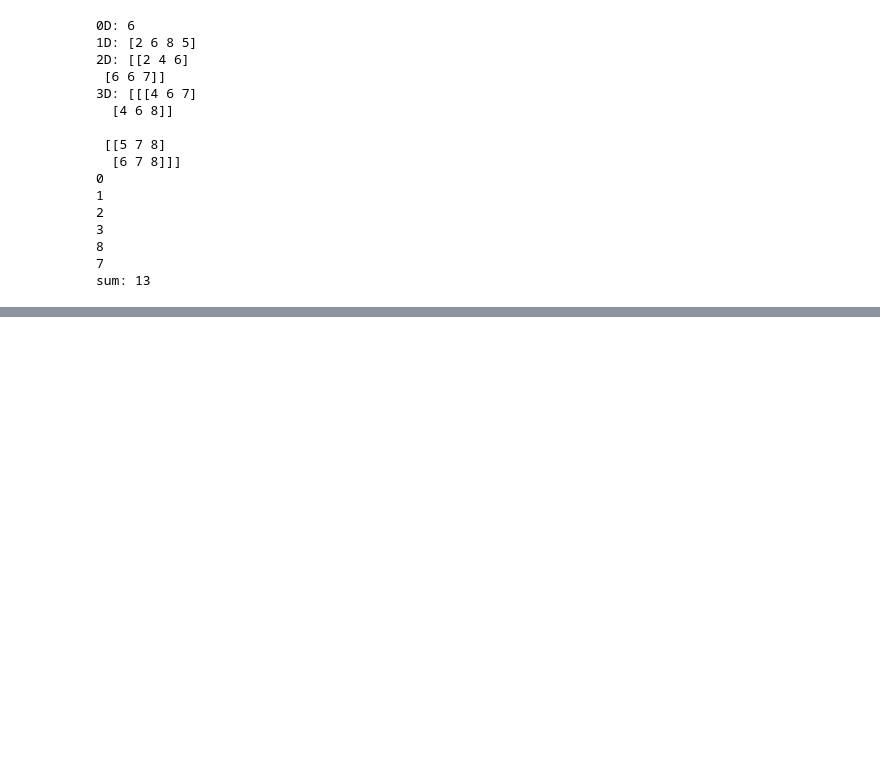
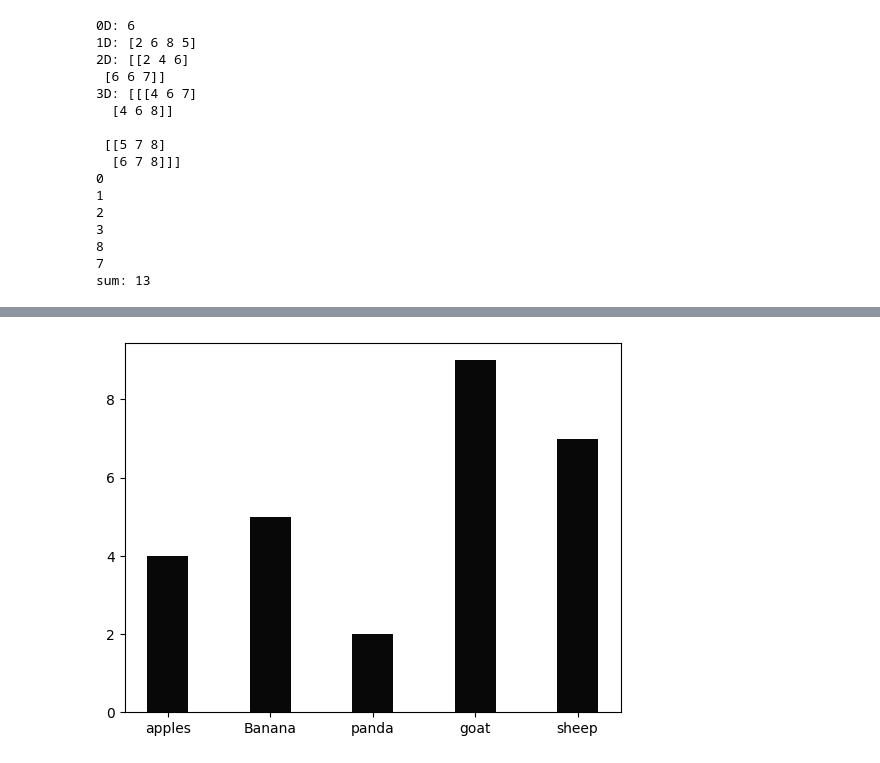
Before and after one commit to Zendexx/Data_science, a Jupyter notebook: neww.ipynb, the cells around one changed output, grey strips where cells are left out. Saved outputs shown, nothing was run; the diff lists cells and outputs as text; code cells hidden in the pictures; blank space fills up the shorter version.

```diff
--- a/neww.ipynb
+++ b/neww.ipynb
@@ -81,0 +104,8 @@ plt.show()
+# %%
+x =np.array(["apples","Banana","panda","goat","sheep"])
+y =np.array([4,5,2,9,7])
+
+plt.bar(x,y, color="#080808",width=0.4)
+plt.show()
+# %% [output]
+[figure, added]
```
Also changed, not shown: parts of 6 cells of this notebook, 1 other file.
